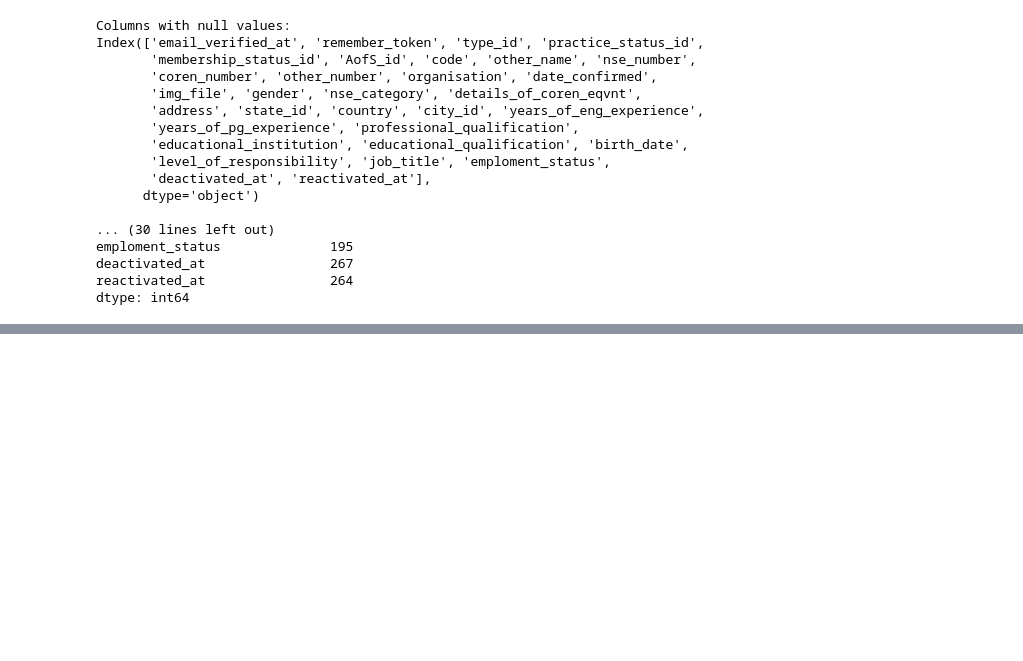
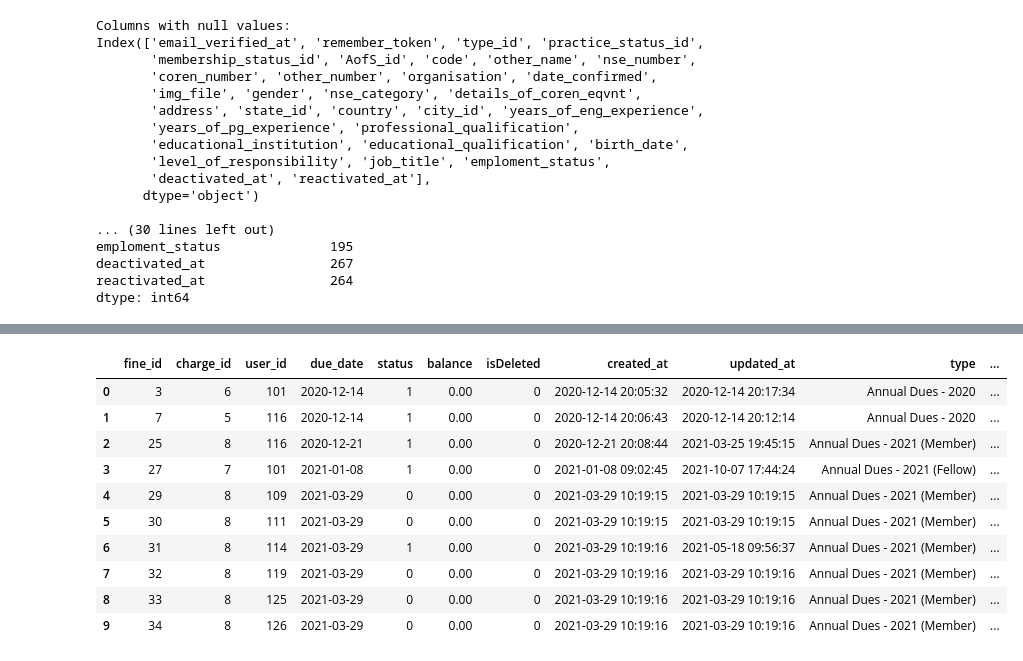
Before and after one commit to KingNonso/simple-data-migration-project, a Jupyter notebook: Data Migration Project.ipynb, the cells around one changed output, grey strips where cells are left out. Drawn from its saved outputs; the diff is of its cells as text; code cells hidden in the pictures; blank space fills up the shorter version.

```diff
--- a/Data Migration Project.ipynb
+++ b/Data Migration Project.ipynb
@@ -110,0 +677,3 @@ dtype: int64
+# %%
+fines.drop(columns=['note'], inplace=True)
+fines.head(10)
@@ -110,0 +692,4 @@ dtype: int64
+# %%
+# Fines and Charges
+charges_df = charges[['charge_id', 'type', 'amount', 'note']]
+charges_df.head(10)
@@ -110,0 +704,15 @@ dtype: int64
+# %%
+fines_and_charges = fines.merge(charges_df, on='charge_id', how='left')
+fines_and_charges.head(10)
+# %% [output]
+|  | fine_id | charge_id | user_id | due_date | status | balance | isDeleted | created_at | updated_at | type | ... |
+| 0 | 3 | 6 | 101 | 2020-12-14 | 1 | 0.00 | 0 | 2020-12-14 20:05:32 | 2020-12-14 20:17:34 | Annual Dues - 2020 | ... |
+| 1 | 7 | 5 | 116 | 2020-12-14 | 1 | 0.00 | 0 | 2020-12-14 20:06:43 | 2020-12-14 20:12:14 | Annual Dues - 2020 | ... |
+| 2 | 25 | 8 | 116 | 2020-12-21 | 1 | 0.00 | 0 | 2020-12-21 20:08:44 | 2021-03-25 19:45:15 | Annual Dues - 2021 (Member) | ... |
+| 3 | 27 | 7 | 101 | 2021-01-08 | 1 | 0.00 | 0 | 2021-01-08 09:02:45 | 2021-10-07 17:44:24 | Annual Dues - 2021 (Fellow) | ... |
+| 4 | 29 | 8 | 109 | 2021-03-29 | 0 | 0.00 | 0 | 2021-03-29 10:19:15 | 2021-03-29 10:19:15 | Annual Dues - 2021 (Member) | ... |
+| 5 | 30 | 8 | 111 | 2021-03-29 | 0 | 0.00 | 0 | 2021-03-29 10:19:15 | 2021-03-29 10:19:15 | Annual Dues - 2021 (Member) | ... |
+| 6 | 31 | 8 | 114 | 2021-03-29 | 1 | 0.00 | 0 | 2021-03-29 10:19:16 | 2021-05-18 09:56:37 | Annual Dues - 2021 (Member) | ... |
+| 7 | 32 | 8 | 119 | 2021-03-29 | 0 | 0.00 | 0 | 2021-03-29 10:19:16 | 2021-03-29 10:19:16 | Annual Dues - 2021 (Member) | ... |
+| 8 | 33 | 8 | 125 | 2021-03-29 | 0 | 0.00 | 0 | 2021-03-29 10:19:16 | 2021-03-29 10:19:16 | Annual Dues - 2021 (Member) | ... |
+| 9 | 34 | 8 | 126 | 2021-03-29 | 0 | 0.00 | 0 | 2021-03-29 10:19:16 | 2021-03-29 10:19:16 | Annual Dues - 2021 (Member) | ... |
```
Also changed, not shown: parts of 89 cells of this notebook, 2 other files.
